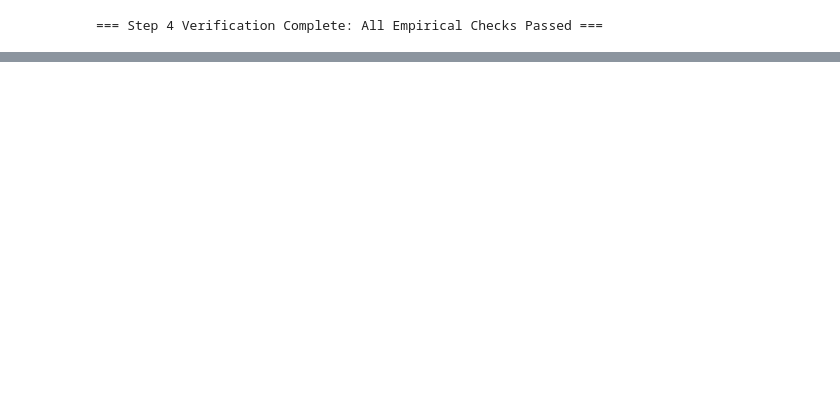
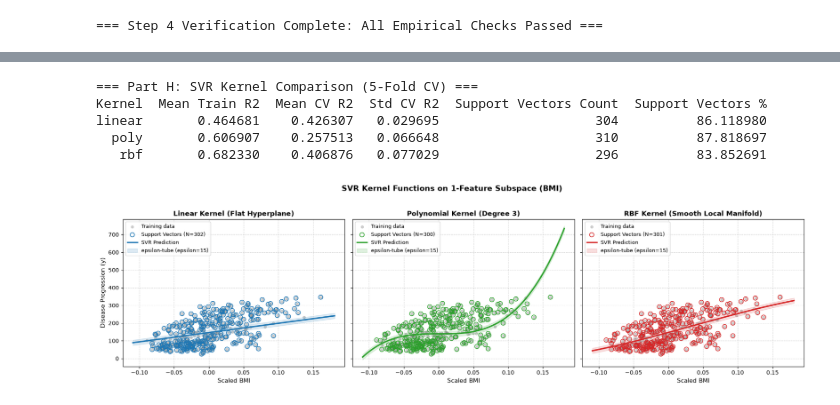
Before and after one commit to abed-dvp/diabetes-model-tuning, a Jupyter notebook: notebook.ipynb, the cells around one changed output, grey strips where cells are left out. Saved outputs shown, nothing was run; the diff lists cells and outputs as text; code cells hidden in the pictures; blank space fills up the shorter version.

```diff
--- a/notebook.ipynb
+++ b/notebook.ipynb
@@ -1558,0 +1920,65 @@ print("=== Step 4 Verification Complete: All Empirical Checks Passed ===")
+# %%
+# Systematic 5-fold CV comparison of Linear, Polynomial, and RBF kernels
+kernel_names = ['linear', 'poly', 'rbf']
+kernel_comparison_records = []
+
+for k in kernel_names:
+    mod = SVR(kernel=k, C=100, epsilon=10, degree=3)
+    k_cv = cross_validate(mod, X_scaled_train, y_train, cv=cv, scoring='r2', return_train_score=True)
+    mod.fit(X_scaled_train, y_train)
+    kernel_comparison_records.append({
+        'Kernel': k,
+        'Mean Train R2': k_cv['train_score'].mean(),
+        'Mean CV R2': k_cv['test_score'].mean(),
+        'Std CV R2': k_cv['test_score'].std(),
+        'Support Vectors Count': len(mod.support_),
+        'Support Vectors %': len(mod.support_) / len(y_train) * 100
+    })
+
+kernel_comparison_df = pd.DataFrame(kernel_comparison_records)
+print("=== Part H: SVR Kernel Comparison (5-Fold CV) ===")
+print(kernel_comparison_df.to_string(index=False))
+
+# 1-Feature BMI Visualization of Kernels with Shaded Epsilon-Tube
+bmi_train = X_scaled_train[['bmi']]
+bmi_grid = np.linspace(bmi_train['bmi'].min() - 0.02, bmi_train['bmi'].max() + 0.02, 300).reshape(-1, 1)
+bmi_grid_df = pd.DataFrame(bmi_grid, columns=['bmi'])
+
+svr_lin_1d = SVR(kernel='linear', C=100, epsilon=15).fit(bmi_train, y_train)
+svr_poly_1d = SVR(kernel='poly', degree=3, C=100, epsilon=15).fit(bmi_train, y_train)
+svr_rbf_1d = SVR(kernel='rbf', C=100, epsilon=15, gamma=5.0).fit(bmi_train, y_train)
+
+pred_lin = svr_lin_1d.predict(bmi_grid_df)
+pred_poly = svr_poly_1d.predict(bmi_grid_df)
+pred_rbf = svr_rbf_1d.predict(bmi_grid_df)
+
+fig, axes = plt.subplots(1, 3, figsize=(18, 5), sharey=True)
+kernel_models = [
+    ('Linear Kernel (Flat Hyperplane)', pred_lin, svr_lin_1d, 'tab:blue'),
+    ('Polynomial Kernel (Degree 3)', pred_poly, svr_poly_1d, 'tab:green'),
+    ('RBF Kernel (Smooth Local Manifold)', pred_rbf, svr_rbf_1d, 'tab:red')
+]
+
+for ax, (title, pred, mod, col) in zip(axes, kernel_models):
+    ax.scatter(bmi_train['bmi'], y_train, color='gray', alpha=0.35, s=20, label='Training data')
+    sv_b = bmi_train.iloc[mod.support_]['bmi']
+    sv_y = y_train.iloc[mod.support_]
+    ax.scatter(sv_b, sv_y, facecolors='none', edgecolors=col, s=60, linewidths=1.2, label=f'Support Vectors (N={len(mod.support_)})')
+    ax.plot(bmi_grid, pred, color=col, linewidth=2.5, label='SVR Prediction')
+    ax.fill_between(bmi_grid.ravel(), pred - 15, pred + 15, color=col, alpha=0.15, label='epsilon-tube (epsilon=15)')
+    ax.set_title(title, fontsize=12, fontweight='bold')
+    ax.set_xlabel('Scaled BMI', fontsize=11)
+    ax.grid(True, linestyle='--', alpha=0.5)
+    ax.legend(fontsize=9, loc='upper left')
+
+axes[0].set_ylabel('Disease Progression (y)', fontsize=11)
+plt.suptitle('SVR Kernel Functions on 1-Feature Subspace (BMI)', fontsize=14, fontweight='bold', y=1.03)
+plt.tight_layout()
+plt.show()
+# %% [output]
+=== Part H: SVR Kernel Comparison (5-Fold CV) ===
+Kernel  Mean Train R2  Mean CV R2  Std CV R2  Support Vectors Count  Support Vectors %
+linear       0.464681    0.426307   0.029695                    304          86.118980
+  poly       0.606907    0.257513   0.066648                    310          87.818697
+   rbf       0.682330    0.406876   0.077029                    296          83.852691
+[figure, added]
```
Also changed, not shown: parts of 29 cells of this notebook, 1 other file.
